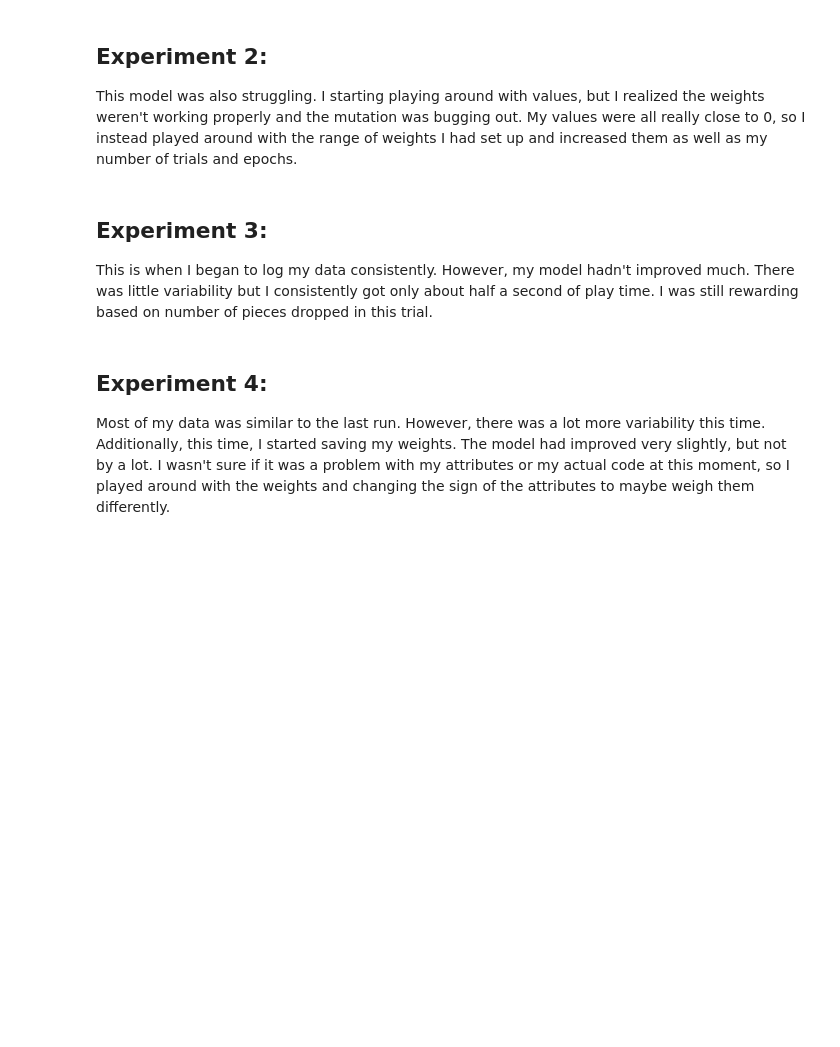
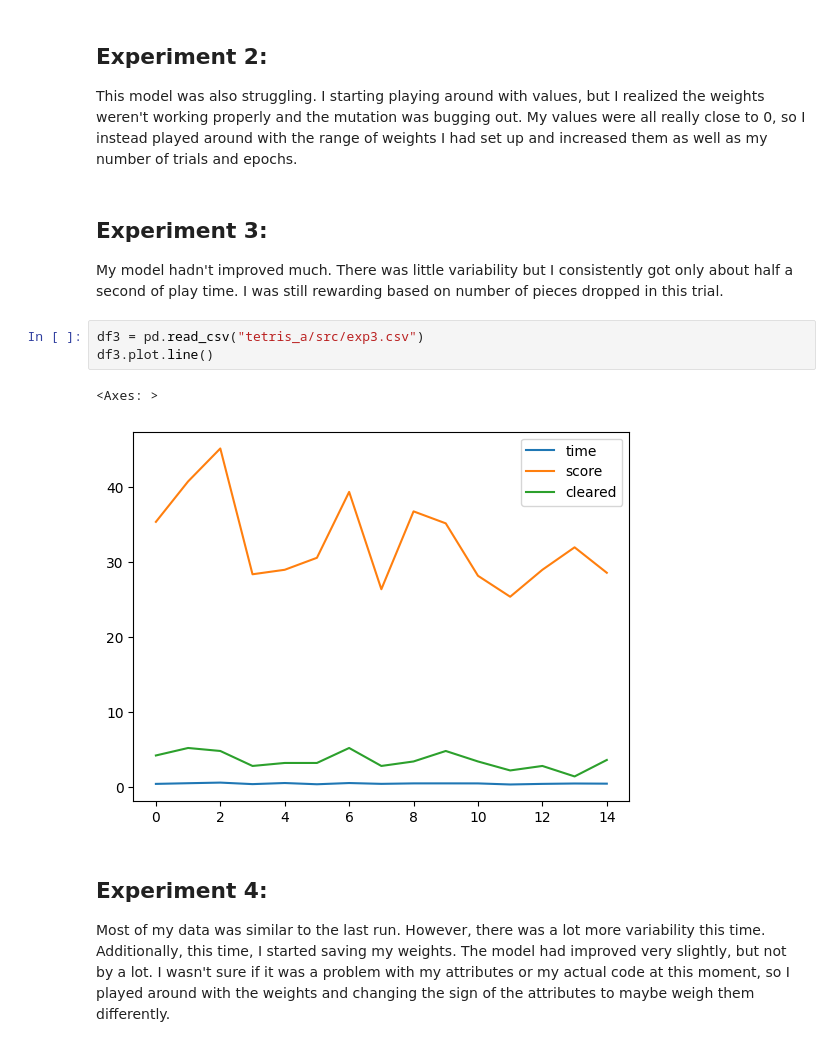
Before and after one commit to Kyra15/MachineLearningAHS, a Jupyter notebook: Project_6/Project_6.ipynb, the cells around one changed output. Saved outputs shown, nothing was run; the diff lists cells and outputs as text; blank space fills up the shorter version.

```diff
--- a/Project_6/Project_6.ipynb
+++ b/Project_6/Project_6.ipynb
@@ -199,7 +199,13 @@ This model was also struggling. I starting playing around with values, but I rea
 # %% [markdown]
 ## Experiment 3:
 
-This is when I began to log my data consistently. However, my model hadn't improved much. There was little variability but I consistently got only about half a second of play time. I was still rewarding based on number of pieces dropped in this trial.
+My model hadn't improved much. There was little variability but I consistently got only about half a second of play time. I was still rewarding based on number of pieces dropped in this trial.
+# %%
+df3 = pd.read_csv("tetris_a/src/exp3.csv")
+df3.plot.line()
+# %% [output]
+<Axes: >
+[figure, added]
 # %% [markdown]
 ## Experiment 4:
 
```
Also changed, not shown: parts of 20 cells of this notebook, 2 other files.
